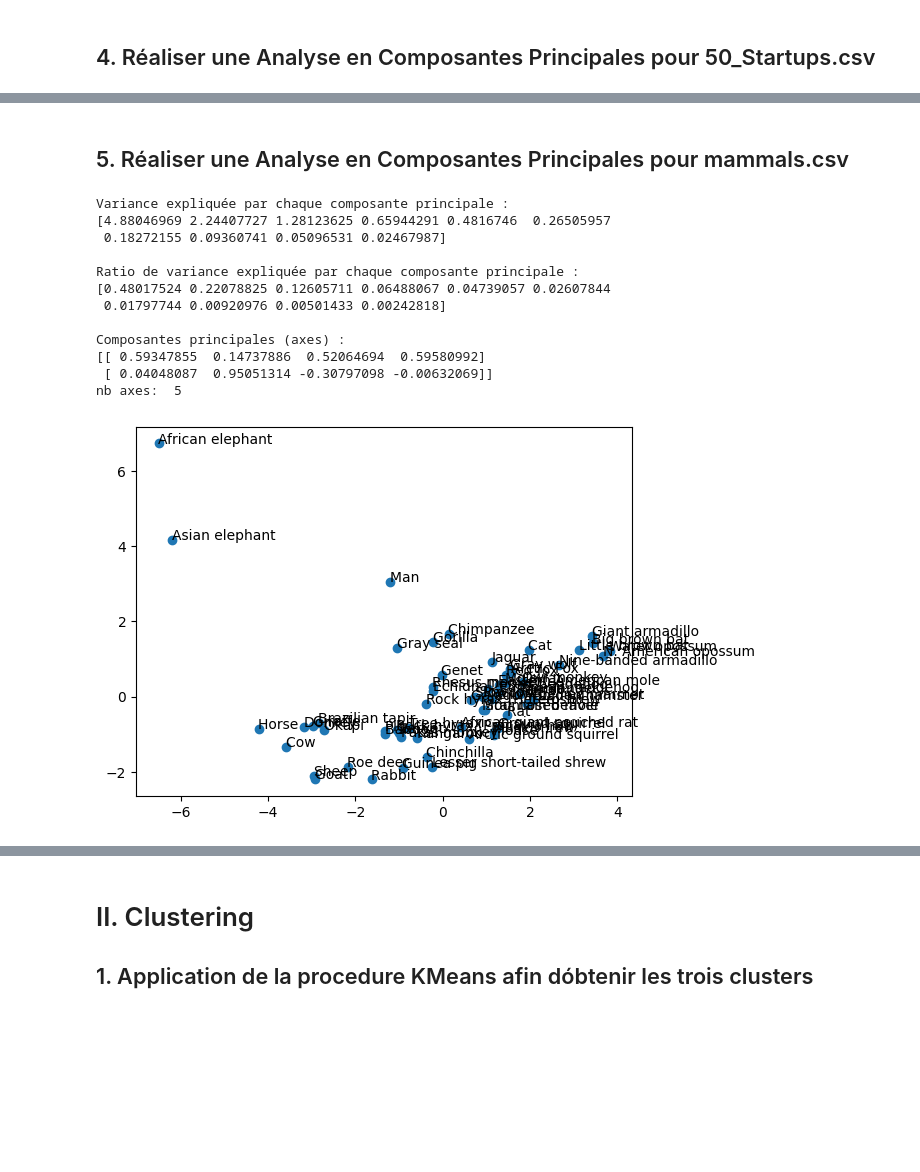
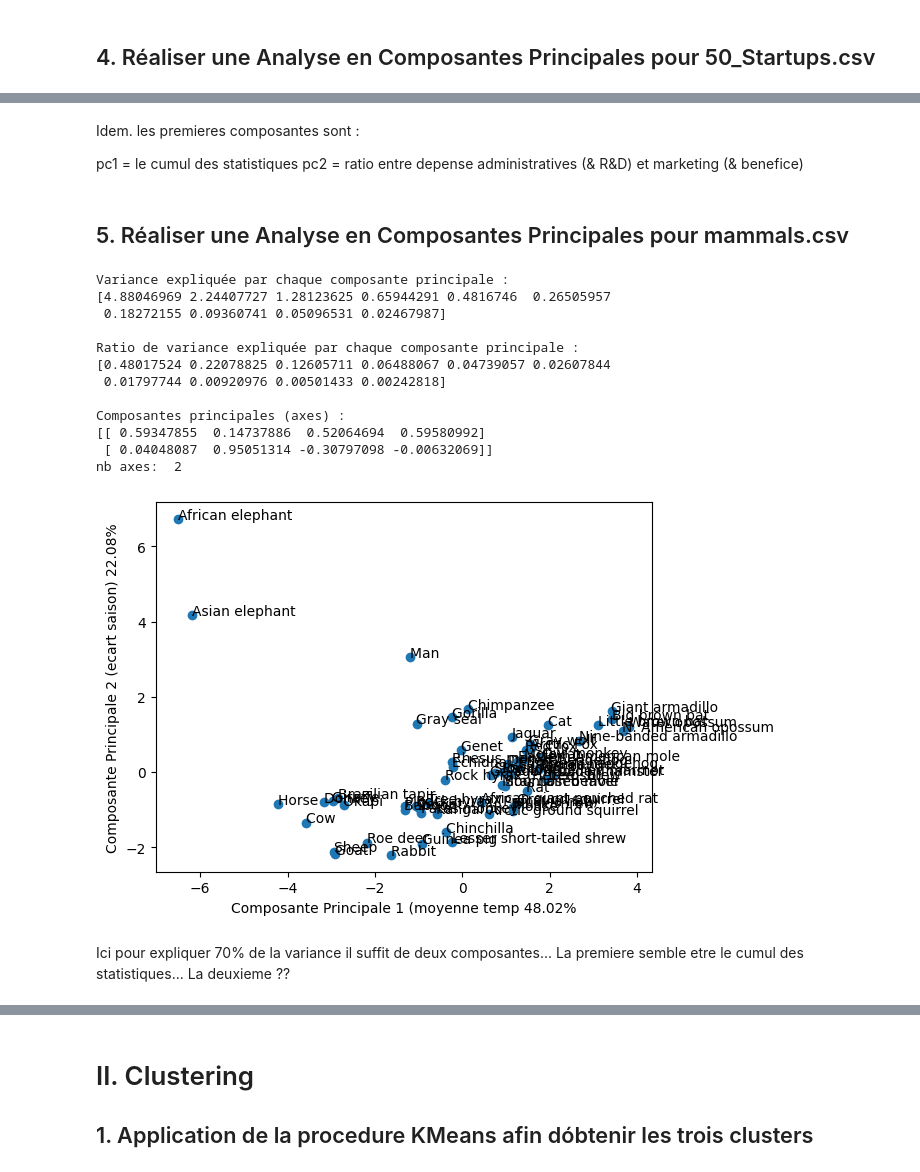
Before and after one commit to d4wae89d498/mif04, a Jupyter notebook: TP-ANS/MahdiBadreddine_MarcFaussurier.ipynb, the cells around one changed output, grey strips where cells are left out. Drawn from its saved outputs; the diff is of its cells as text; code cells hidden in the pictures; blank space fills up the shorter version.

```diff
--- a/TP-ANS/MahdiBadreddine_MarcFaussurier.ipynb
+++ b/TP-ANS/MahdiBadreddine_MarcFaussurier.ipynb
@@ -156,3 +263,8 @@ nb axes:  2
+# %% [markdown]
+Idem. les premieres composantes sont :
+
+pc1 = le cumul des statistiques
+pc2 = ratio entre depense administratives (& R&D) et marketing (& benefice)
 # %% [markdown]
 ## 5.  Réaliser une Analyse en Composantes Principales pour mammals.csv
 # %%
@@ -172,33 +284,39 @@ explained_variance = pca.explained_variance_
 explained_variance_ratio = pca.explained_variance_ratio_
 print("Variance expliquée par chaque composante principale :")
 print(explained_variance)
 
 print("\nRatio de variance expliquée par chaque composante principale :")
 print(explained_variance_ratio)
 
 print("\nComposantes principales (axes) :")
 print(components[:2])
 
 
 pourcentage_cumulatif = np.cumsum(explained_variance) / np.sum(explained_variance)
-nombre_axes_necessaires = np.argmax(pourcentage_cumulatif >= 0.90) + 1
+nombre_axes_necessaires = np.argmax(pourcentage_cumulatif >= 0.70) + 1
 print("nb axes: ", nombre_axes_necessaires)
+
 
 plt.scatter(X_pca[:, 0], X_pca[:, 1])
 for label, x, y in zip(labels, X_pca[:, 0], X_pca[:, 1]):
     plt.annotate(label, xy=(x, y), xytext=(-0.2, 0.2), textcoords='offset points')
+plt.xlabel(f'Composante Principale 1 (moyenne temp {pca.explained_variance_ratio_[0] * 100:.2f}%')
+plt.ylabel(f'Composante Principale 2 (ecart saison) {pca.explained_variance_ratio_[1] * 100:.2f}%')
 plt.show()
 # %% [output]
 Variance expliquée par chaque composante principale :
 [4.88046969 2.24407727 1.28123625 0.65944291 0.4816746  0.26505957
  0.18272155 0.09360741 0.05096531 0.02467987]
 
 Ratio de variance expliquée par chaque composante principale :
 [0.48017524 0.22078825 0.12605711 0.06488067 0.04739057 0.02607844
  0.01797744 0.00920976 0.00501433 0.00242818]
 
 Composantes principales (axes) :
 [[ 0.59347855  0.14737886  0.52064694  0.59580992]
  [ 0.04048087  0.95051314 -0.30797098 -0.00632069]]
-nb axes:  5
+nb axes:  2
-[figure, old version]
+[figure, new version]
+# %% [markdown]
+Ici pour expliquer 70% de la variance il suffit de deux composantes...
+La premiere semble etre le cumul des statistiques... La deuxieme ??
```
Also changed, not shown: parts of 24 cells of this notebook.
